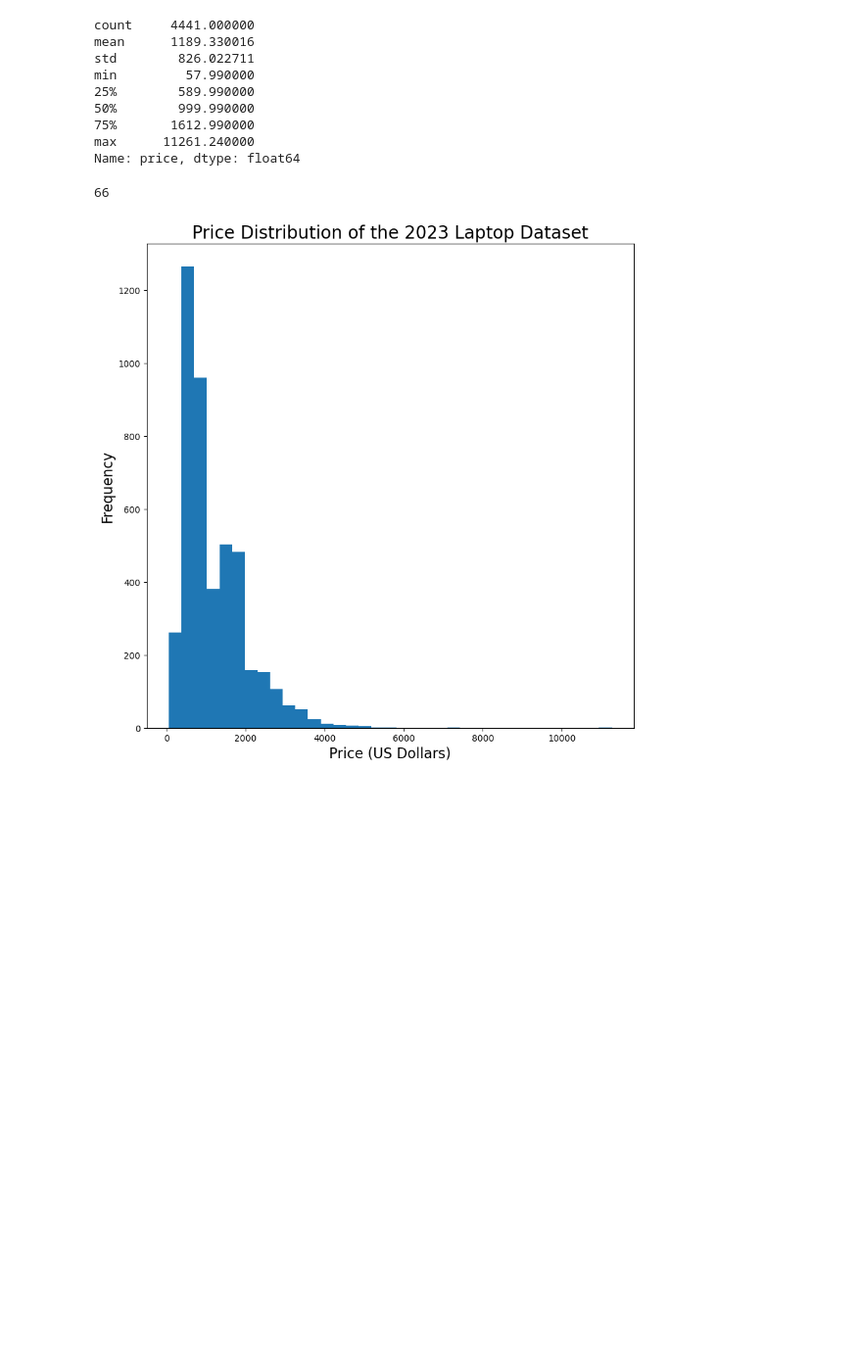
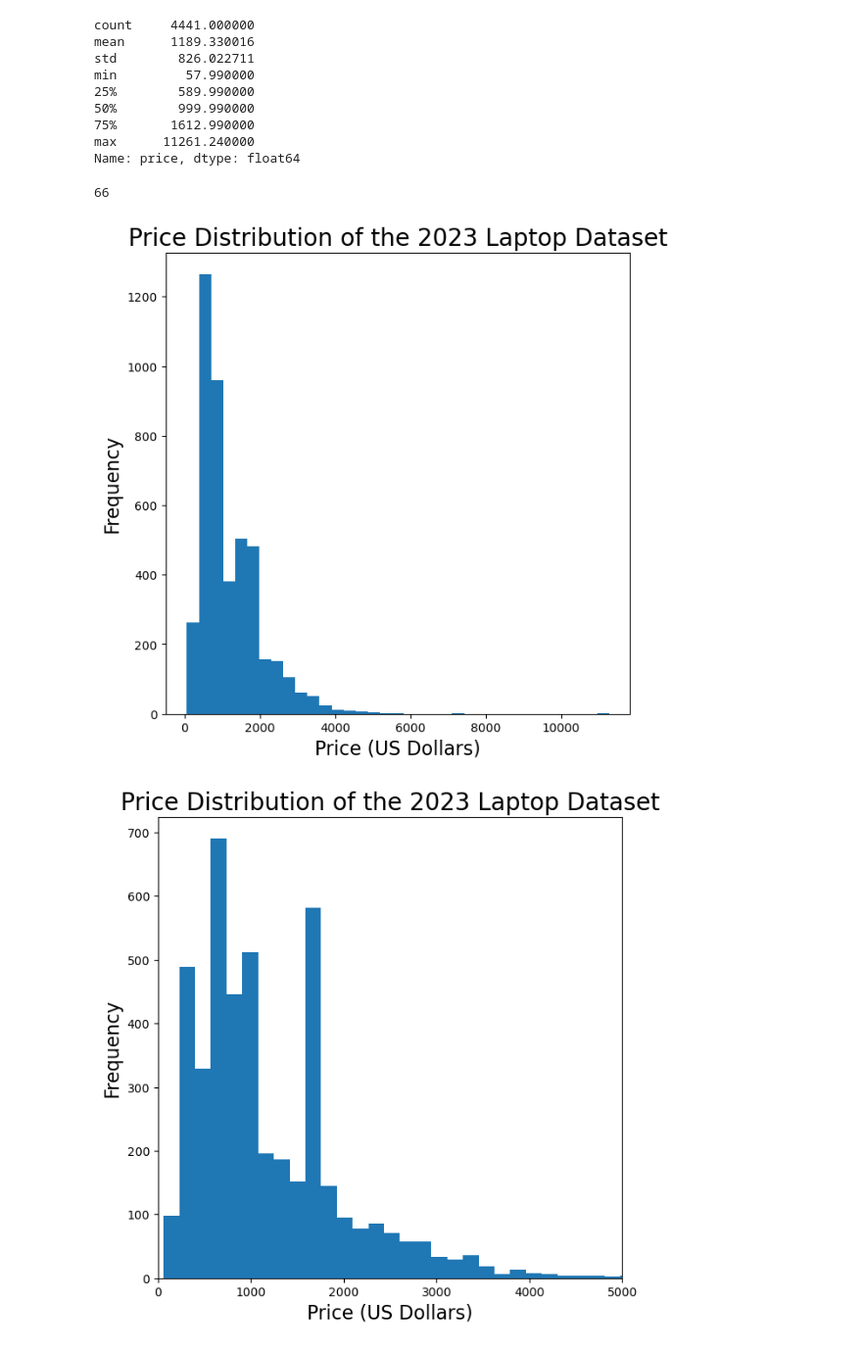
Before and after one commit to emlberman/project-emlberman, a Jupyter notebook: projectdraft.ipynb, the cells around one changed output. Shown: that part at 98% size. Cells and saved outputs as stored; diff of their text form; code cells hidden in the pictures; blank space fills up the shorter version.

```diff
--- a/projectdraft.ipynb
+++ b/projectdraft.ipynb
@@ -137,14 +154,23 @@ Name: price, dtype: float64
 # %%
 from matplotlib import pylab as plt
 print(int(np.sqrt(laptop_df.shape[0])))
-plt.figure(figsize=(10,10))
+plt.figure(figsize=(7,7))
 plt.hist(laptop_df['price'], bins = 35)
 plt.xlabel('Price (US Dollars)', fontsize=16)
 plt.ylabel('Frequency', fontsize=16)
 plt.title('Price Distribution of the 2023 Laptop Dataset', fontsize=20)
 plt.show()
+
+plt.figure(figsize=(7,7))
+plt.hist(laptop_df['price'], bins = 66)
+plt.xlim(0, 5000)
+plt.xlabel('Price (US Dollars)', fontsize=16)
+plt.ylabel('Frequency', fontsize=16)
+plt.title('Price Distribution of the 2023 Laptop Dataset', fontsize=20)
+plt.show()
 # %% [output]
 66
-[figure, old version]
+[figure, new version]
+[figure, added]
 # %%
 # Visualizations
```
Also changed, not shown: parts of 8 cells of this notebook.
